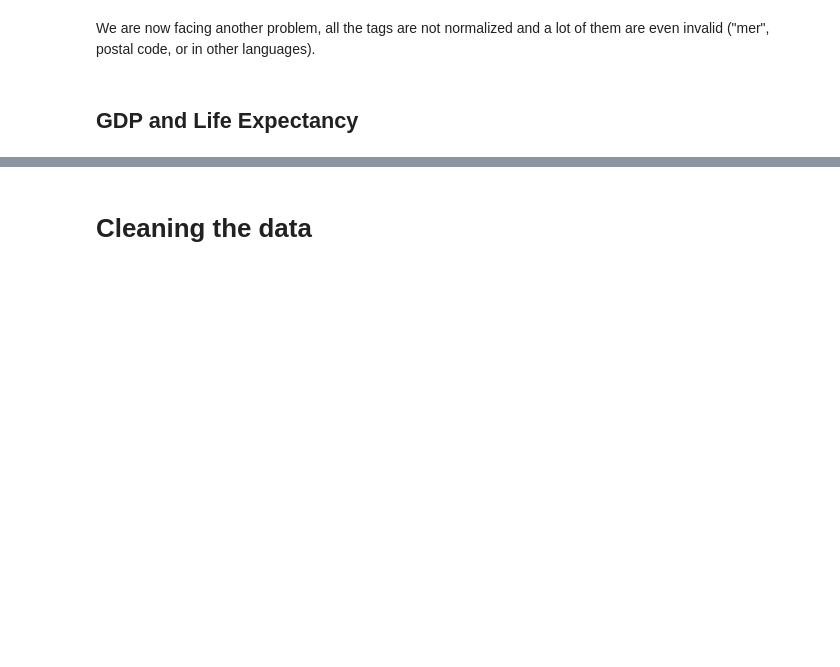
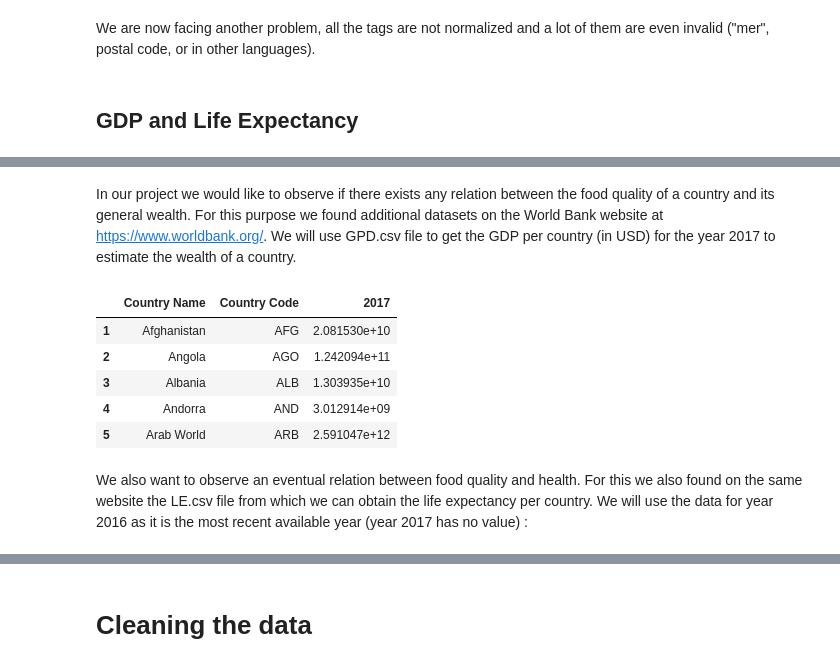
Before and after one commit to coiL10/AdamanTeam, a Jupyter notebook: milestone2.ipynb, the cells around one changed output, grey strips where cells are left out. Drawn from its saved outputs; the diff is of its cells as text; code cells hidden in the pictures; blank space fills up the shorter version.

```diff
--- a/milestone2.ipynb
+++ b/milestone2.ipynb
@@ -256,0 +188,17 @@ only showing top 10 rows
+# %% [markdown]
+In our project we would like to observe if there exists any relation between the food quality of a country and its general wealth. For this purpose we found additional datasets on the World Bank website at https://www.worldbank.org/. We will use GPD.csv file to get the GDP per country (in USD) for the year 2017 to estimate the wealth of a country.
+# %%
+gdp = pd.read_csv(data_folder + 'GDP.csv')
+#gdp.head()
+# %%
+gdp = gdp[['Country Name', 'Country Code', '2017']].dropna()
+gdp.head()
+# %% [output]
+|  | Country Name | Country Code | 2017 |
+| 1 | Afghanistan | AFG | 2.081530e+10 |
+| 2 | Angola | AGO | 1.242094e+11 |
+| 3 | Albania | ALB | 1.303935e+10 |
+| 4 | Andorra | AND | 3.012914e+09 |
+| 5 | Arab World | ARB | 2.591047e+12 |
+# %% [markdown]
+We also want to observe an eventual relation between food quality and health. For this we also found on the same website the LE.csv file from which we can obtain the life expectancy per country. We will use the data for year 2016 as it is the most recent available year (year 2017 has no value) :
```
Also changed, not shown: parts of 36 cells of this notebook.
